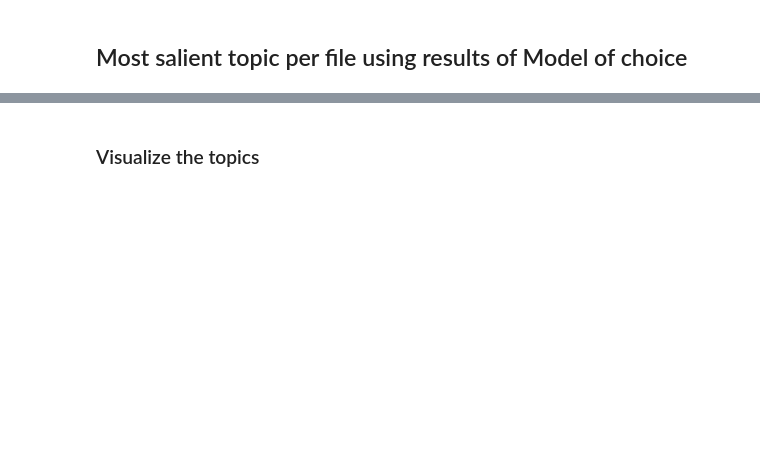
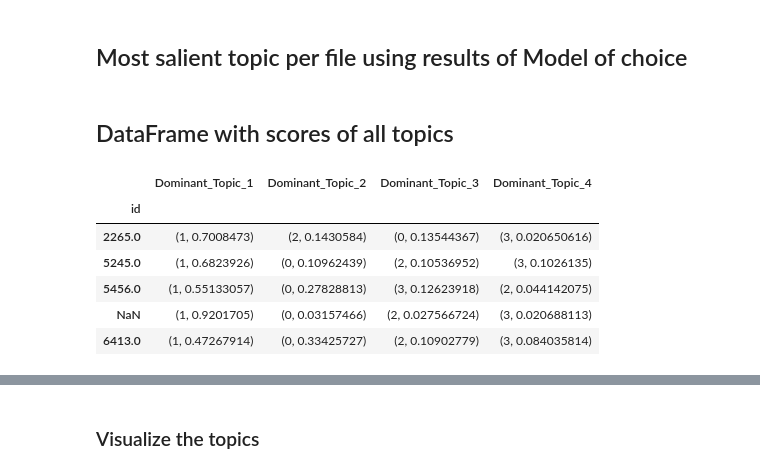
Before and after one commit to dcollaguazo/Airbnb-Price-Prediction, a Jupyter notebook: text_analysis/LDA_for_text_analysis.ipynb, the cells around one changed output, grey strips where cells are left out. Saved outputs shown, nothing was run; the diff lists cells and outputs as text; code cells hidden in the pictures; blank space fills up the shorter version.

```diff
--- a/text_analysis/LDA_for_text_analysis.ipynb
+++ b/text_analysis/LDA_for_text_analysis.ipynb
@@ -296,0 +316,2 @@ def format_topics_sentences(ldamodel=None, corpus=corpus, texts=lst_texts):
+# %% [markdown]
+## DataFrame with scores of all topics
@@ -303,0 +339,10 @@ df_dominant_topic.to_csv('results/dominant_topic.csv', index=False)
+# %%
+sent_topics_df.head()
+# %% [output]
+|  | Dominant_Topic_1 | Dominant_Topic_2 | Dominant_Topic_3 | Dominant_Topic_4 |
+| id |  |  |  |  |
+| 2265.0 | (1, 0.7008473) | (2, 0.1430584) | (0, 0.13544367) | (3, 0.020650616) |
+| 5245.0 | (1, 0.6823926) | (0, 0.10962439) | (2, 0.10536952) | (3, 0.1026135) |
+| 5456.0 | (1, 0.55133057) | (0, 0.27828813) | (3, 0.12623918) | (2, 0.044142075) |
+| NaN | (1, 0.9201705) | (0, 0.03157466) | (2, 0.027566724) | (3, 0.020688113) |
+| 6413.0 | (1, 0.47267914) | (0, 0.33425727) | (2, 0.10902779) | (3, 0.084035814) |
```
Also changed, not shown: parts of 21 cells of this notebook, 10 other files.
